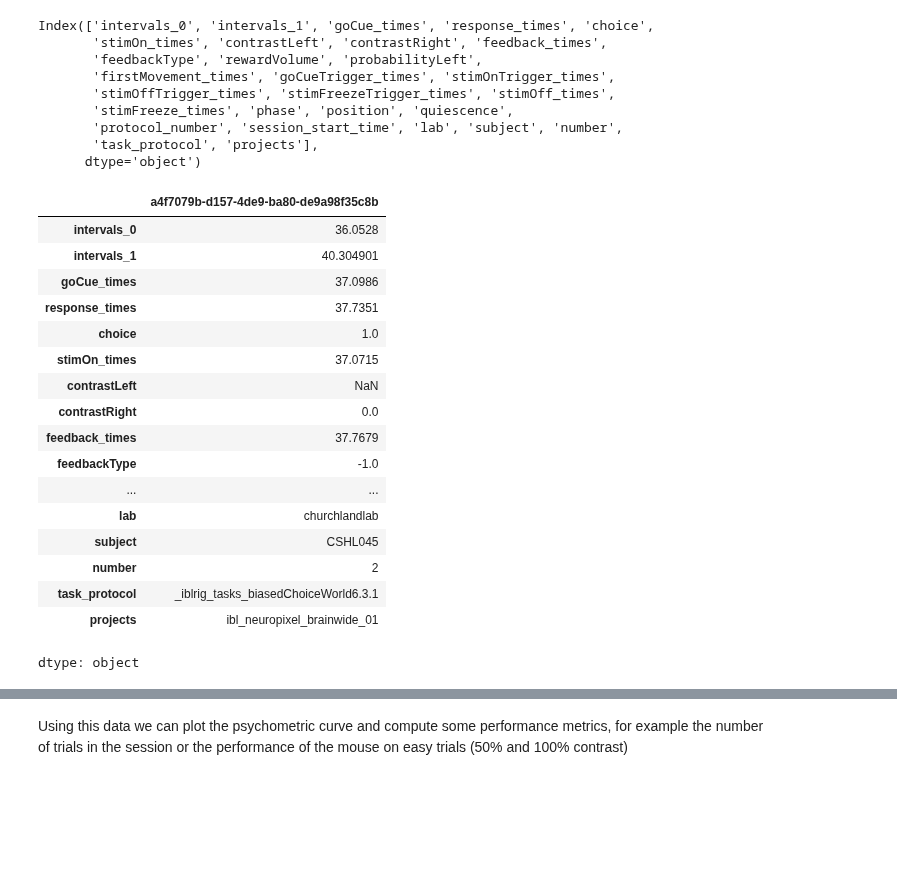
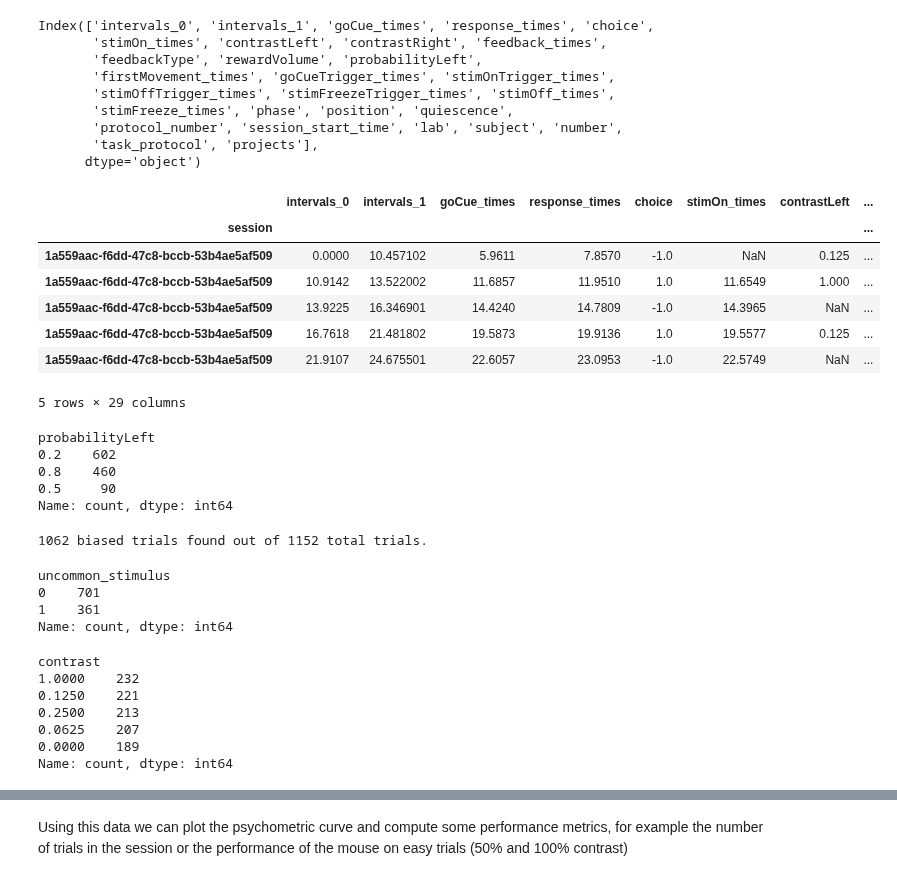
Before and after one commit to ellen-ying/NMA2026, a Jupyter notebook: projects/IBL_behavior_data.ipynb, the cells around one changed output, grey strips where cells are left out. Cells and saved outputs as stored; diff of their text form; code cells hidden in the pictures; blank space fills up the shorter version.

```diff
--- a/projects/IBL_behavior_data.ipynb
+++ b/projects/IBL_behavior_data.ipynb
@@ -111,24 +113,53 @@ Index(['intervals_0', 'intervals_1', 'goCue_times', 'response_times', 'choice',
        'protocol_number', 'session_start_time', 'lab', 'subject', 'number',
        'task_protocol', 'projects'],
       dtype='object')
-# %%
-trials.iloc[7]
-# %% [output]
-|  | a4f7079b-d157-4de9-ba80-de9a98f35c8b |
-| intervals_0 | 36.0528 |
-| intervals_1 | 40.304901 |
-| goCue_times | 37.0986 |
-| response_times | 37.7351 |
-| choice | 1.0 |
-| stimOn_times | 37.0715 |
-| contrastLeft | NaN |
-| contrastRight | 0.0 |
-| feedback_times | 37.7679 |
-| feedbackType | -1.0 |
-| ... | ... |
-| lab | churchlandlab |
-| subject | CSHL045 |
-| number | 2 |
-| task_protocol | _iblrig_tasks_biasedChoiceWorld6.3.1 |
-| projects | ibl_neuropixel_brainwide_01 |
-dtype: object
+# %%
+trials.head()
+# %% [output]
+|  | intervals_0 | intervals_1 | goCue_times | response_times | choice | stimOn_times | contrastLeft | ... |
+| session |  |  |  |  |  |  |  | ... |
+| 1a559aac-f6dd-47c8-bccb-53b4ae5af509 | 0.0000 | 10.457102 | 5.9611 | 7.8570 | -1.0 | NaN | 0.125 | ... |
+| 1a559aac-f6dd-47c8-bccb-53b4ae5af509 | 10.9142 | 13.522002 | 11.6857 | 11.9510 | 1.0 | 11.6549 | 1.000 | ... |
+| 1a559aac-f6dd-47c8-bccb-53b4ae5af509 | 13.9225 | 16.346901 | 14.4240 | 14.7809 | -1.0 | 14.3965 | NaN | ... |
+| 1a559aac-f6dd-47c8-bccb-53b4ae5af509 | 16.7618 | 21.481802 | 19.5873 | 19.9136 | 1.0 | 19.5577 | 0.125 | ... |
+| 1a559aac-f6dd-47c8-bccb-53b4ae5af509 | 21.9107 | 24.675501 | 22.6057 | 23.0953 | -1.0 | 22.5749 | NaN | ... |
+5 rows × 29 columns
+# %%
+trials['probabilityLeft'].value_counts()
+# %% [output]
+probabilityLeft
+0.2    602
+0.8    460
+0.5     90
+Name: count, dtype: int64
+# %%
+# Create a boolean mask to identify where the probability of a left stimulus is NOT 0.5
+biased_mask = trials["probabilityLeft"] != 0.5
+
+# Extract all biased trials into a new DataFrame
+biased_trials = trials[biased_mask].copy()
+
+print(len(biased_trials), "biased trials found out of", len(trials), "total trials.")
+# %% [output]
+1062 biased trials found out of 1152 total trials.
+# %%
+# Add a new column to the biased_trials DataFrame to indicate whether the trial had an uncommon stimulus
+biased_trials['uncommon_stimulus'] = biased_trials.apply(lambda row: 0 if (row['probabilityLeft'] > 0.5 and row['contrastLeft'] > 0) or (row['probabilityLeft'] < 0.5 and row['contrastRight'] > 0) else 1, axis=1)
+biased_trials['uncommon_stimulus'].value_counts()
+# %% [output]
+uncommon_stimulus
+0    701
+1    361
+Name: count, dtype: int64
+# %%
+# Combine columns; if contrastLeft is NaN/0, it takes the value from contrastRight
+biased_trials["contrast"] = biased_trials["contrastLeft"].fillna(biased_trials["contrastRight"])
+biased_trials["contrast"].value_counts()
+# %% [output]
+contrast
+1.0000    232
+0.1250    221
+0.2500    213
+0.0625    207
+0.0000    189
+Name: count, dtype: int64
```
Also changed, not shown: parts of 10 cells of this notebook, 2 other files.
